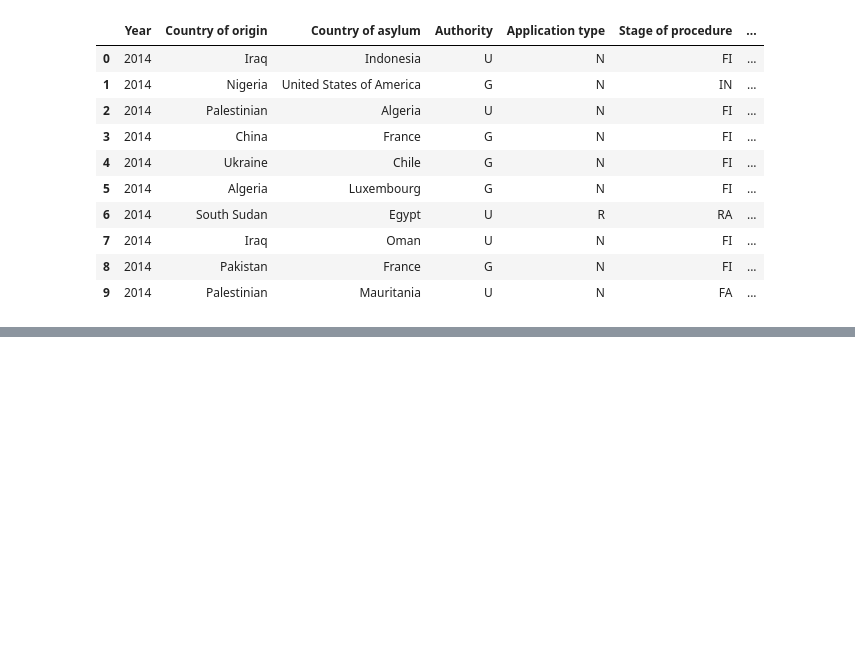
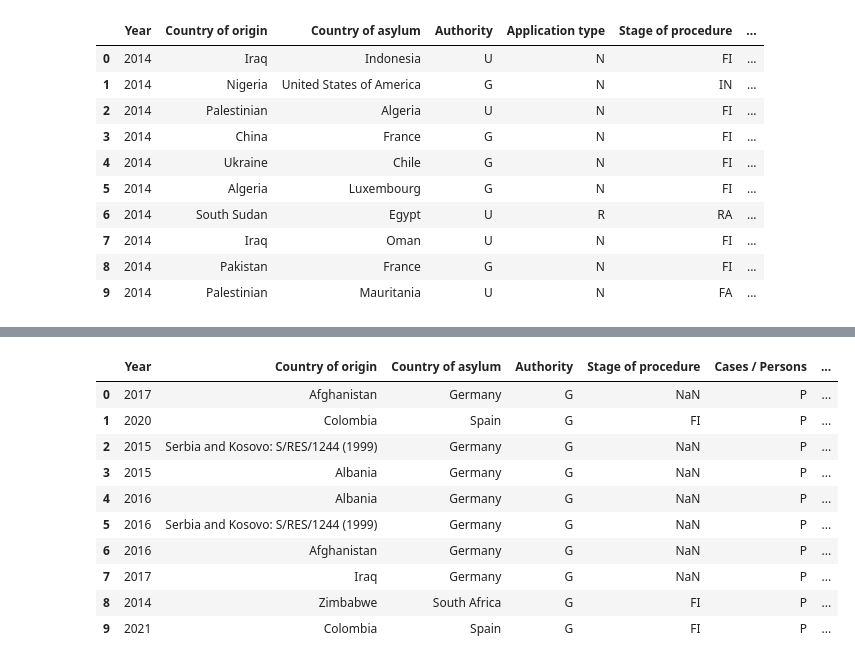
Before and after one commit to NourSaf/dataStructures-course-content, a Jupyter notebook: 10_Final_project/code/UNCR_Data.ipynb, the cells around one changed output, grey strips where cells are left out. Drawn from its saved outputs; the diff is of its cells as text; code cells hidden in the pictures; blank space fills up the shorter version.

```diff
--- a/10_Final_project/code/UNCR_Data.ipynb
+++ b/10_Final_project/code/UNCR_Data.ipynb
@@ -40,0 +42,14 @@ df_apps[['Country of origin','Year']].groupby('Country of origin')
+# %%
+df_desc.head(10)
+# %% [output]
+|  | Year | Country of origin | Country of asylum | Authority | Stage of procedure | Cases / Persons | ... |
+| 0 | 2017 | Afghanistan | Germany | G | NaN | P | ... |
+| 1 | 2020 | Colombia | Spain | G | FI | P | ... |
+| 2 | 2015 | Serbia and Kosovo: S/RES/1244 (1999) | Germany | G | NaN | P | ... |
+| 3 | 2015 | Albania | Germany | G | NaN | P | ... |
+| 4 | 2016 | Albania | Germany | G | NaN | P | ... |
+| 5 | 2016 | Serbia and Kosovo: S/RES/1244 (1999) | Germany | G | NaN | P | ... |
+| 6 | 2016 | Afghanistan | Germany | G | NaN | P | ... |
+| 7 | 2017 | Iraq | Germany | G | NaN | P | ... |
+| 8 | 2014 | Zimbabwe | South Africa | G | FI | P | ... |
+| 9 | 2021 | Colombia | Spain | G | FI | P | ... |
```
Also changed, not shown: parts of 16 cells of this notebook, 4 other files.
